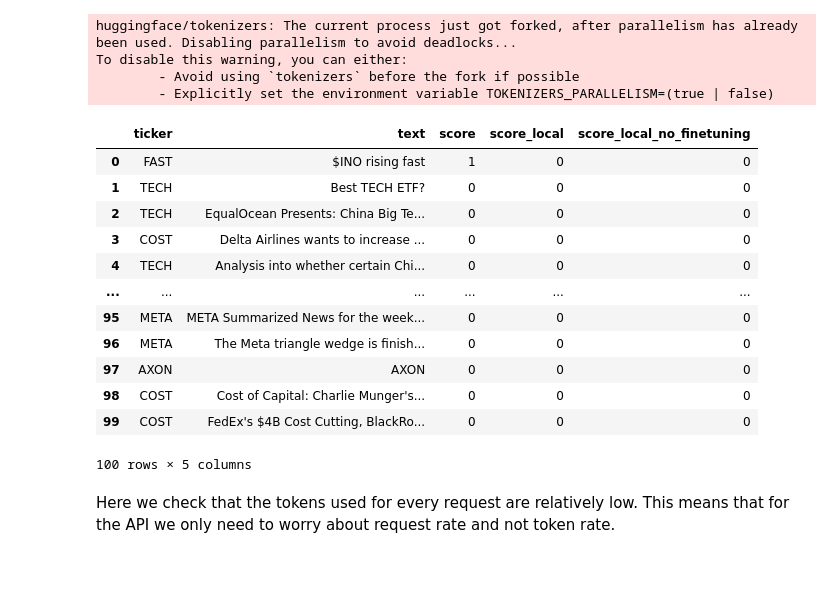
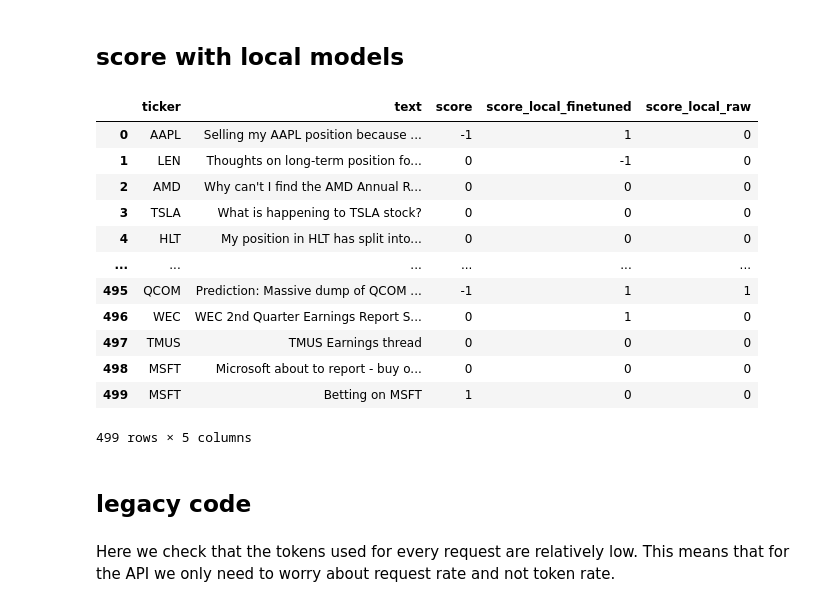
Before and after one commit to francescobraicovich/stonks, a Jupyter notebook: nlp/nlp_scoring.ipynb, the cells around one changed output. Drawn from its saved outputs; the diff is of its cells as text; code cells hidden in the pictures; blank space fills up the shorter version.

```diff
--- a/nlp/nlp_scoring.ipynb
+++ b/nlp/nlp_scoring.ipynb
@@ -159,39 +178,46 @@ with open("fine_tuning/data/split/test.jsonl", "w", encoding="utf-8") as f:
     for item in test_json:
         f.write(json.dumps(item) + '\n')
+# %% [markdown]
+## score with local models
 # %%
 from nlp_utils import score_text_local
 
-# model_path = 'fine_tuning/models/fused_model'
-model_path = 'mlx-community/Llama-3.2-3B-Instruct-4bit'
+model_path = 'fine_tuning/models/Llama-3.2-1B-Instruct-4bit/fused_model'
 
 def score_row_local(row):
     score = score_text_local(row['text'], row['ticker'], model_path)
     return score
 
-scores_series_local = stock_mentions.head(100).apply(score_row_local, axis=1)
+scores_series_local = reduced_stock_mentions.apply(score_row_local, axis=1)
-# %% [output]
-huggingface/tokenizers: The current process just got forked, after parallelism has already been used. Disabling parallelism to avoid deadlocks...
-To disable this warning, you can either:
-        - Avoid using `tokenizers` before the fork if possible
-        - Explicitly set the environment variable TOKENIZERS_PARALLELISM=(true | false)
-# %%
-reduced_stock_mentions['score_local_no_finetuning'] = scores_series_local
+# %%
+model_path_raw = 'mlx-community/Llama-3.2-1B-Instruct-4bit'
+
+def score_row_local_raw(row):
+    score = score_text_local(row['text'], row['ticker'], model_path_raw)
+    return score
+
+scores_series_local_raw = reduced_stock_mentions.apply(score_row_local_raw, axis=1)
+# %%
+reduced_stock_mentions['score_local_finetuned'] = scores_series_local
+reduced_stock_mentions['score_local_raw'] = scores_series_local_raw
 # %%
-reduced_stock_mentions[['ticker', 'text', 'score', 'score_local', 'score_local_no_finetuning']]
+reduced_stock_mentions[['ticker', 'text', 'score', 'score_local_finetuned', 'score_local_raw']]
 # %% [output]
-|  | ticker | text | score | score_local | score_local_no_finetuning |
-| 0 | FAST | $INO rising fast | 1 | 0 | 0 |
-| 1 | TECH | Best TECH ETF? | 0 | 0 | 0 |
-| 2 | TECH | EqualOcean Presents: China Big Te... | 0 | 0 | 0 |
-| 3 | COST | Delta Airlines wants to increase ... | 0 | 0 | 0 |
-| 4 | TECH | Analysis into whether certain Chi... | 0 | 0 | 0 |
+|  | ticker | text | score | score_local_finetuned | score_local_raw |
+| 0 | AAPL | Selling my AAPL position because ... | -1 | 1 | 0 |
+| 1 | LEN | Thoughts on long-term position fo... | 0 | -1 | 0 |
+| 2 | AMD | Why can't I find the AMD Annual R... | 0 | 0 | 0 |
+| 3 | TSLA | What is happening to TSLA stock? | 0 | 0 | 0 |
+| 4 | HLT | My position in HLT has split into... | 0 | 0 | 0 |
 | ... | ... | ... | ... | ... | ... |
-| 95 | META | META Summarized News for the week... | 0 | 0 | 0 |
-| 96 | META | The Meta triangle wedge is finish... | 0 | 0 | 0 |
-| 97 | AXON | AXON | 0 | 0 | 0 |
-| 98 | COST | Cost of Capital: Charlie Munger's... | 0 | 0 | 0 |
-| 99 | COST | FedEx's $4B Cost Cutting, BlackRo... | 0 | 0 | 0 |
+| 495 | QCOM | Prediction: Massive dump of QCOM ... | -1 | 1 | 1 |
+| 496 | WEC | WEC 2nd Quarter Earnings Report S... | 0 | 1 | 0 |
+| 497 | TMUS | TMUS Earnings thread | 0 | 0 | 0 |
+| 498 | MSFT | Microsoft about to report - buy o... | 0 | 0 | 0 |
+| 499 | MSFT | Betting on MSFT | 1 | 0 | 0 |
-100 rows × 5 columns
+499 rows × 5 columns
+# %% [markdown]
+## legacy code
 # %% [markdown]
 Here we check that the tokens used for every request are relatively low. This means that for the API we only need to worry about request rate and not token rate.
 # %%
```
Also changed, not shown: parts of 13 cells of this notebook, 16 other files.
